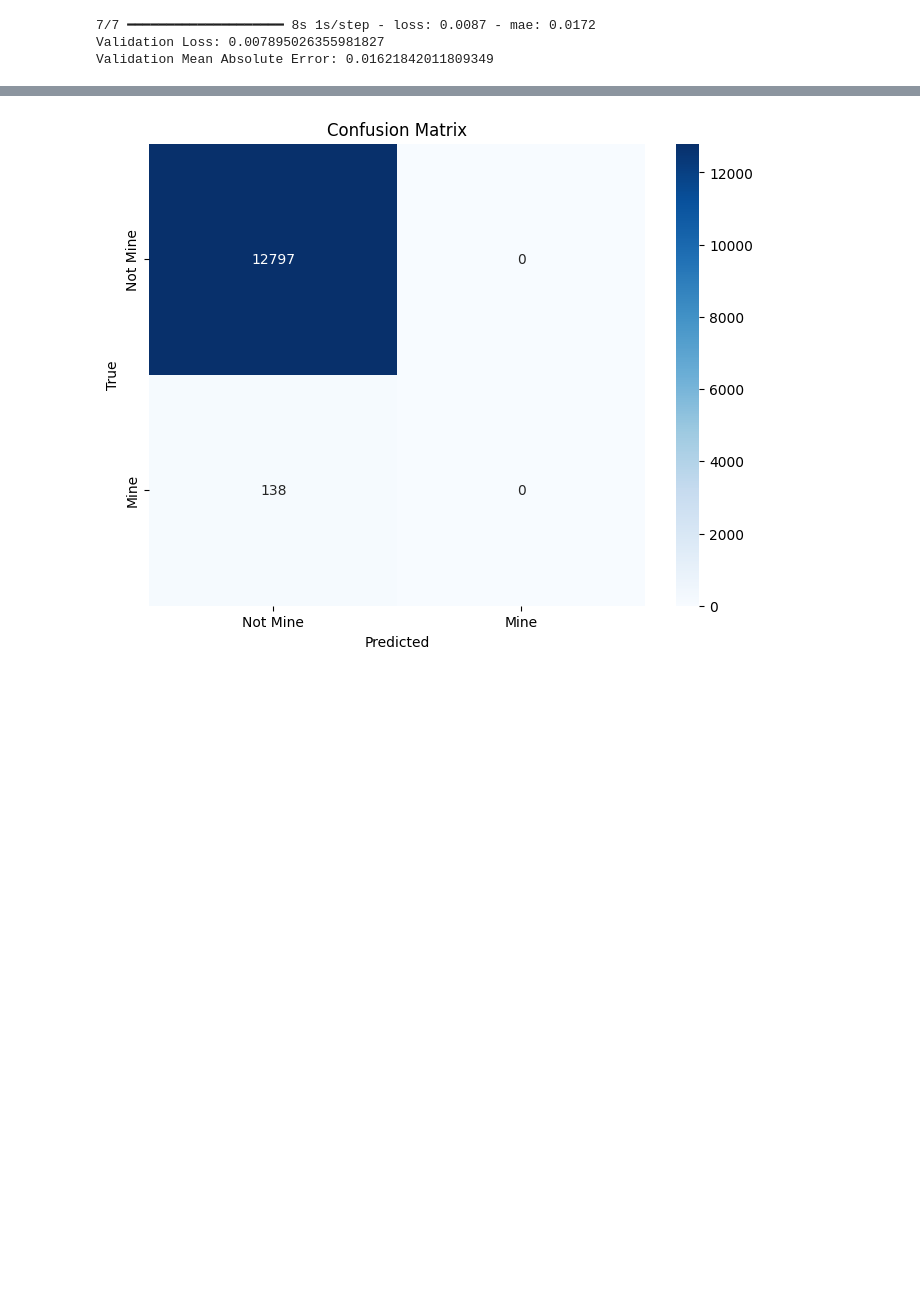
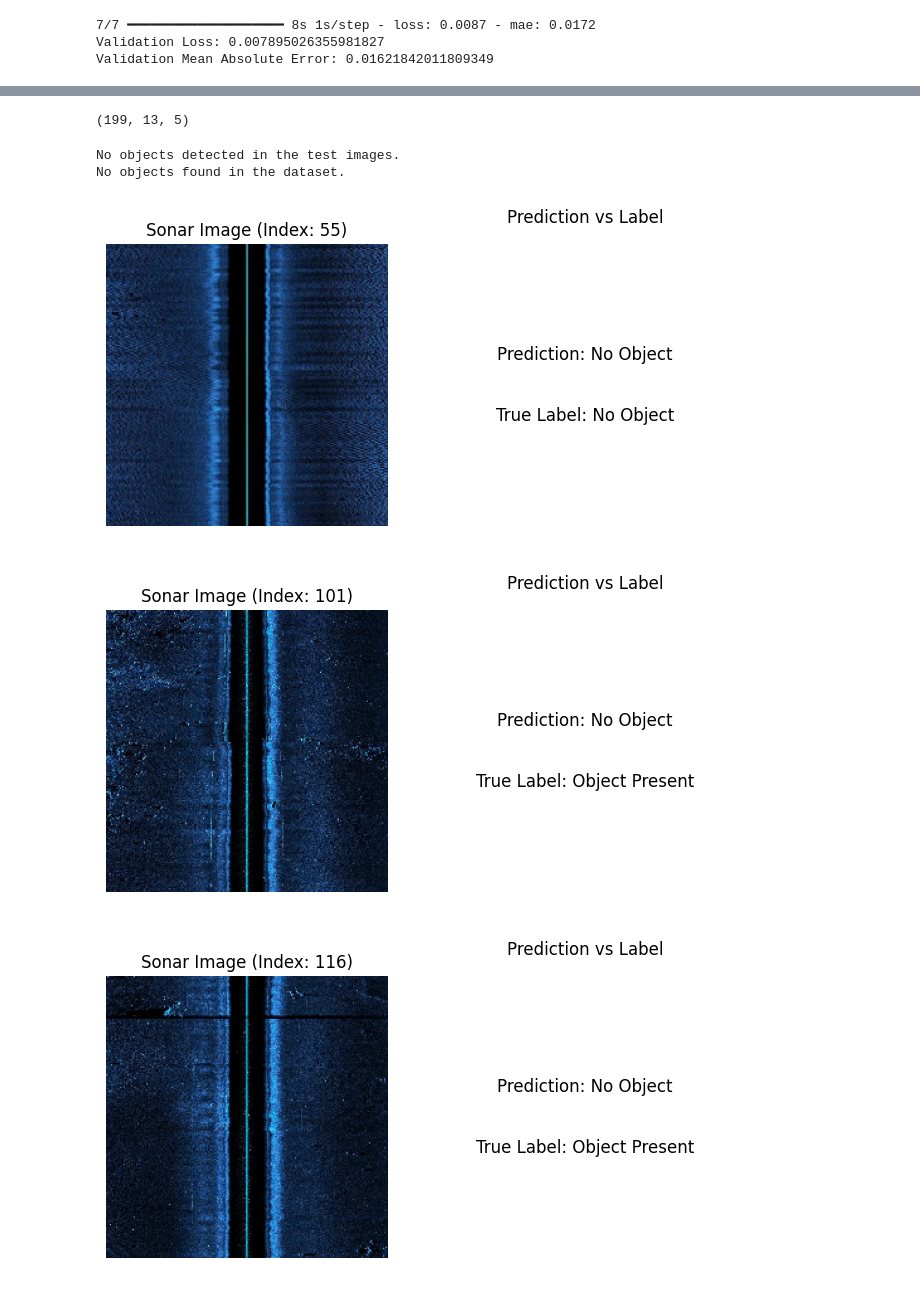
Before and after one commit to Zero00502/Sonar-detection, a Jupyter notebook: Object_Detection_Framework_using_CNN.ipynb, the cells around one changed output, grey strips where cells are left out. Drawn from its saved outputs; the diff is of its cells as text; code cells hidden in the pictures; blank space fills up the shorter version.

```diff
--- a/Object_Detection_Framework_using_CNN.ipynb
+++ b/Object_Detection_Framework_using_CNN.ipynb
@@ -447,17 +420,59 @@ Confusion Matrix:
-# %%
-import matplotlib.pyplot as plt
-import seaborn as sns
-from sklearn.metrics import confusion_matrix
-
-# Compute confusion matrix
-cm = confusion_matrix(y_test_binary.flatten(), y_pred_binary.flatten())
-
-# Plot the confusion matrix
-plt.figure(figsize=(8, 6))
-sns.heatmap(cm, annot=True, fmt='d', cmap='Blues', xticklabels=['Not Mine', 'Mine'], yticklabels=['Not Mine', 'Mine'])
-plt.xlabel('Predicted')
-plt.ylabel('True')
-plt.title('Confusion Matrix')
-plt.show()
-# %% [output]
-[figure, removed]
+# %%
+# Adjust prediction threshold
+threshold = 0.3  # Example: lowering threshold
+y_pred_binary = (y_pred > threshold).astype(int)
+# %%
+print(y_pred_binary.shape)  # Add this to debug the issue
+# %% [output]
+(199, 13, 5)
+# %%
+# Extract objectness scores
+objectness_scores = y_pred_binary[..., 4]  # Shape: (199, 13)
+# %%
+# Test the function with your test images and predictions
+index, detected_image, detection_result = find_object(X_test, y_pred_binary, threshold=0.5)
+
+# If needed, process the detected image further
+if detected_image is not None:
+    print(f"Object detected in image at index: {index}")
+else:
+    print("No objects found in the dataset.")
+# %% [output]
+No objects detected in the test images.
+No objects found in the dataset.
+# %%
+import random
+import matplotlib.pyplot as plt
+import numpy as np
+
+# Randomly select 5 indices from the test set
+random_indices = random.sample(range(len(X_test)), 5)
+
+# Visualize predictions
+for idx in random_indices:
+    plt.figure(figsize=(8, 4))
+
+    # Show the sonar image
+    plt.subplot(1, 2, 1)
+    plt.imshow(X_test[idx], cmap='gray')  # Assuming grayscale sonar images
+    plt.title(f'Sonar Image (Index: {idx})')
+    plt.axis('off')
+
+    # Check object detection
+    detected = np.any(objectness_scores[idx] > 0.5)  # Any box with score > threshold
+    prediction = 'Object Detected' if detected else 'No Object'
+
+    # Show the true label
+    true_label = 'Object Present' if np.any(y_test[idx] > 0.5) else 'No Object'
+
+    # Show prediction and label
+    plt.subplot(1, 2, 2)
+    plt.text(0.5, 0.6, f'Prediction: {prediction}', fontsize=12, ha='center', va='center')
+    plt.text(0.5, 0.4, f'True Label: {true_label}', fontsize=12, ha='center', va='center')
+    plt.title('Prediction vs Label')
+    plt.axis('off')
+    plt.show()
+# %% [output]
+[figure, added]
+[figure, added]
+[figure, added]
```
Also changed, not shown: parts of 3 cells of this notebook.
